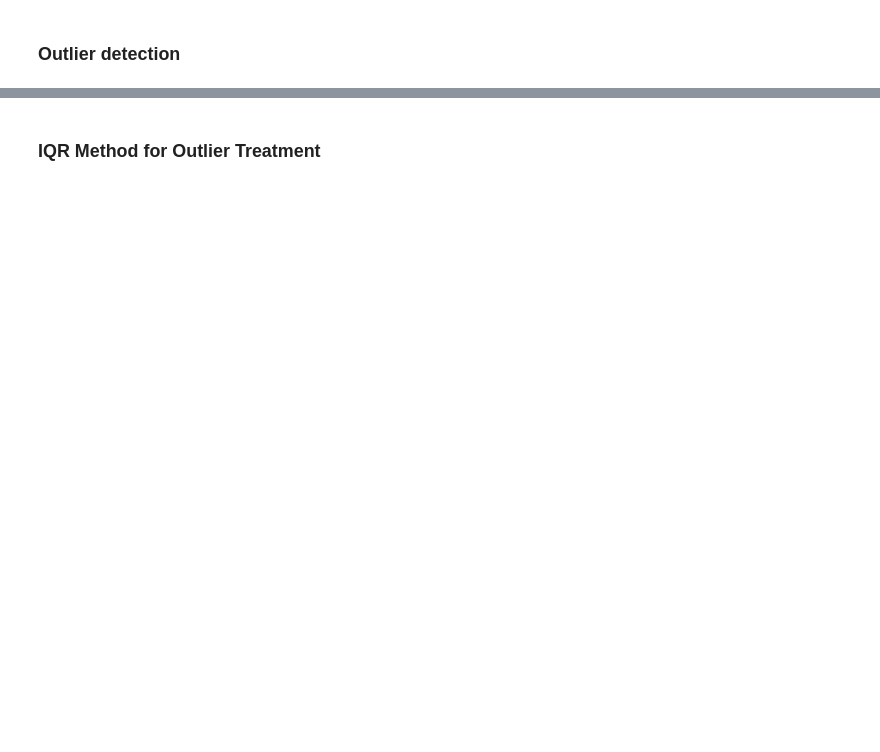
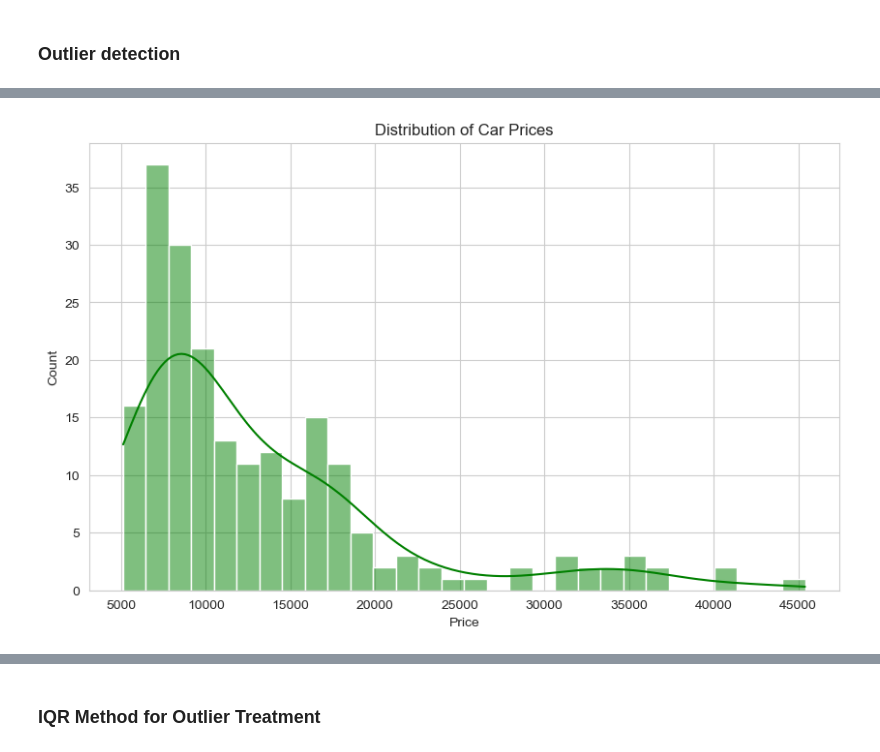
Before and after one commit to Jestin-357/Car_price_prediction_regresssion, a Jupyter notebook: Prediction.ipynb, the cells around one changed output, grey strips where cells are left out. Saved outputs shown, nothing was run; the diff lists cells and outputs as text; code cells hidden in the pictures; blank space fills up the shorter version.

```diff
--- a/Prediction.ipynb
+++ b/Prediction.ipynb
@@ -131,3 +169,14 @@ dtype: float64
+# %%
+### distribution of the target column
+
+sns.set_style('whitegrid')
+plt.figure(figsize=(10, 6))
+sns.histplot(data['price'], kde=True, color='green', bins=30)
+plt.title('Distribution of Car Prices')
+plt.xlabel('Price')
+plt.show()
+# %% [output]
+[figure, added]
 # %%
 # outlier detection
 
```
Also changed, not shown: parts of 41 cells of this notebook, 1 other file.
